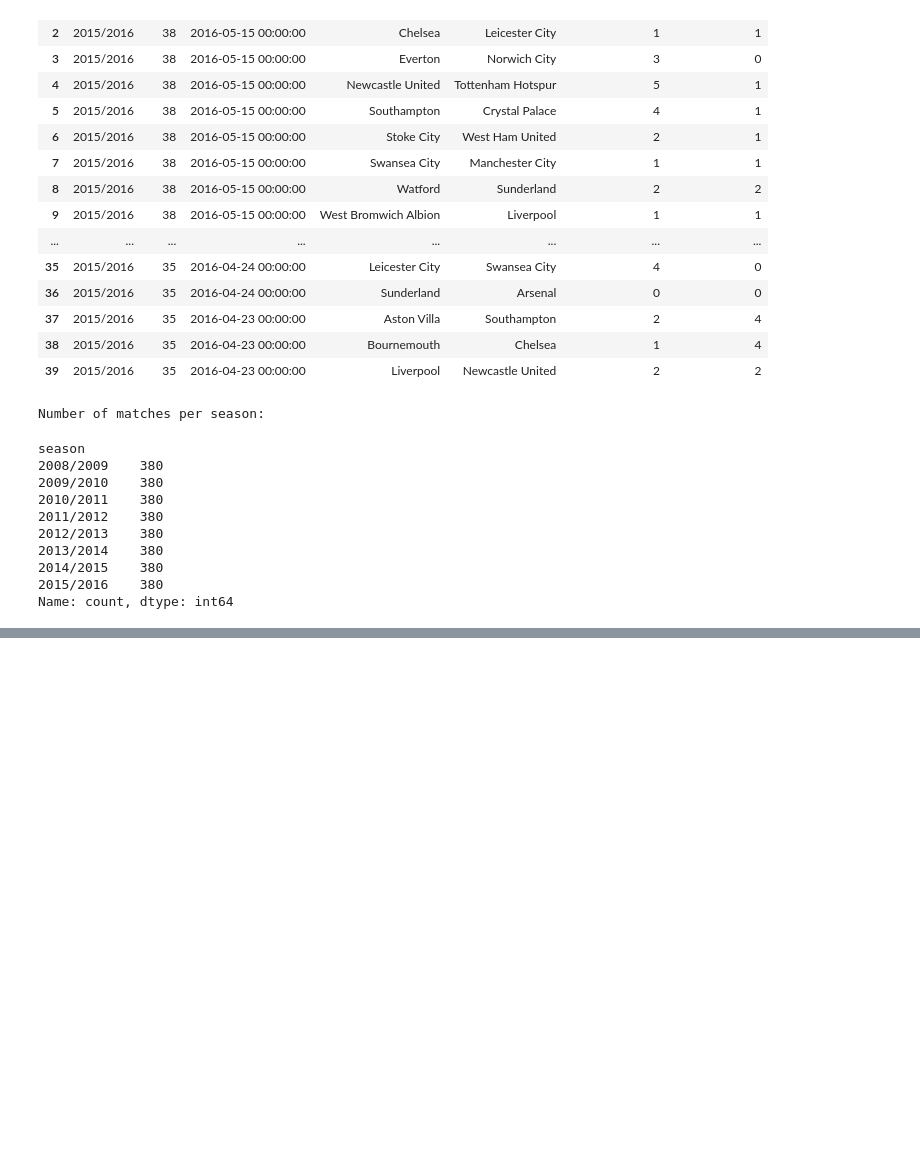
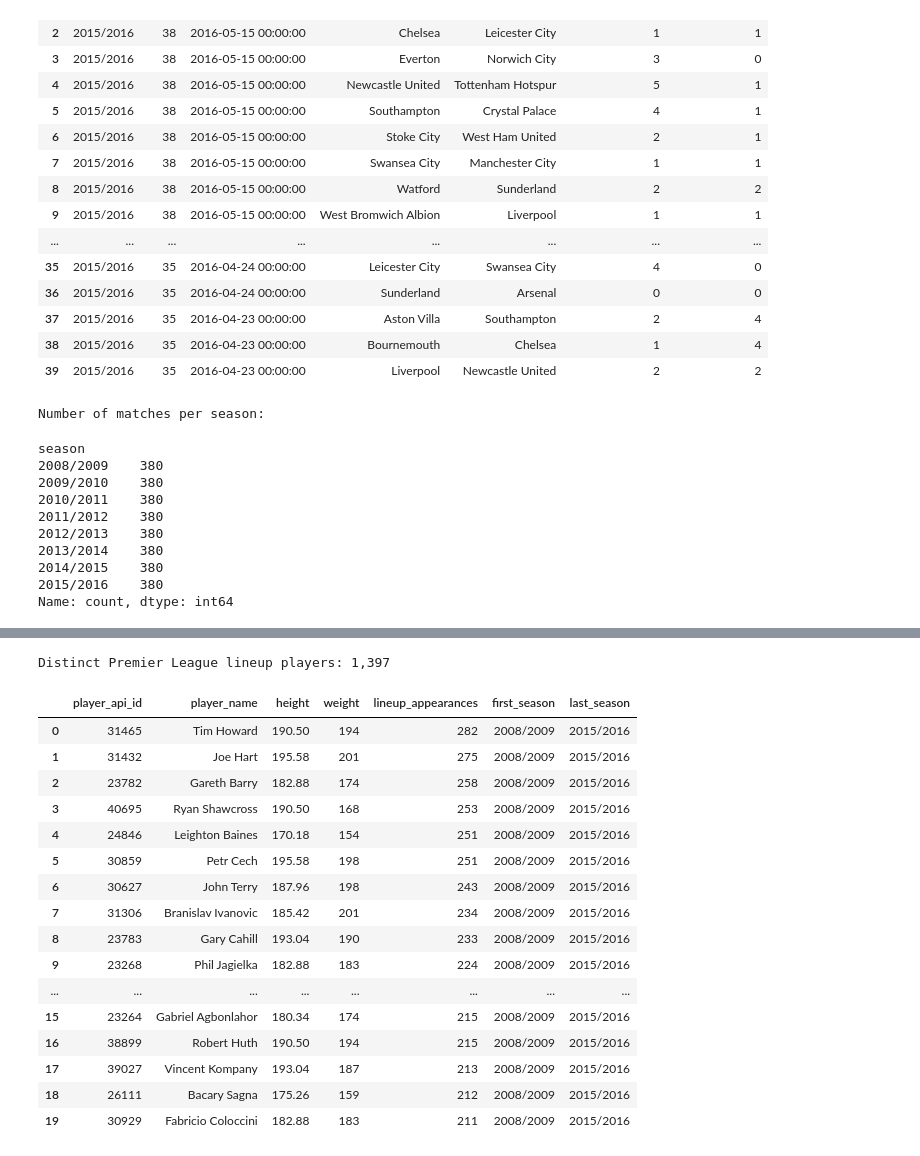
Before and after one commit to Hamdermadsik/Project_MBML, a Jupyter notebook: notebooks/PL_analysis.ipynb, the cells around one changed output, grey strips where cells are left out. Saved outputs shown, nothing was run; the diff lists cells and outputs as text; code cells hidden in the pictures; blank space fills up the shorter version.

```diff
--- a/notebooks/PL_analysis.ipynb
+++ b/notebooks/PL_analysis.ipynb
@@ -154,0 +358,61 @@ Name: count, dtype: int64
+# %%
+# Premier League players appearing in match lineups
+lineup_player_columns = [f"home_player_{i}" for i in range(1, 12)] + [f"away_player_{i}" for i in range(1, 12)]
+
+lineup_union = "\nUNION ALL\n".join(
+    f'''
+    SELECT
+        M.season,
+        M.date,
+        M.match_api_id,
+        M.home_team_api_id,
+        M.away_team_api_id,
+        '{column}' AS lineup_slot,
+        {column} AS player_api_id
+    FROM Match M
+    JOIN League L ON L.id = M.league_id
+    WHERE L.name = 'England Premier League'
+      AND {column} IS NOT NULL
+    '''
+    for column in lineup_player_columns
+)
+
+epl_lineup_players = pd.read_sql(
+    f'''
+    SELECT
+        P.player_api_id,
+        P.player_name,
+        P.height,
+        P.weight,
+        COUNT(*) AS lineup_appearances,
+        MIN(season) AS first_season,
+        MAX(season) AS last_season
+    FROM ({lineup_union}) lineups
+    JOIN Player P ON P.player_api_id = lineups.player_api_id
+    GROUP BY P.player_api_id, P.player_name
+    ORDER BY lineup_appearances DESC
+    ''',
+    conn,
+)
+
+print(f"Distinct Premier League lineup players: {epl_lineup_players['player_api_id'].nunique():,}")
+display(epl_lineup_players.head(20))
+# %% [output]
+Distinct Premier League lineup players: 1,397
+|  | player_api_id | player_name | height | weight | lineup_appearances | first_season | last_season |
+| 0 | 31465 | Tim Howard | 190.50 | 194 | 282 | 2008/2009 | 2015/2016 |
+| 1 | 31432 | Joe Hart | 195.58 | 201 | 275 | 2008/2009 | 2015/2016 |
+| 2 | 23782 | Gareth Barry | 182.88 | 174 | 258 | 2008/2009 | 2015/2016 |
+| 3 | 40695 | Ryan Shawcross | 190.50 | 168 | 253 | 2008/2009 | 2015/2016 |
+| 4 | 24846 | Leighton Baines | 170.18 | 154 | 251 | 2008/2009 | 2015/2016 |
+| 5 | 30859 | Petr Cech | 195.58 | 198 | 251 | 2008/2009 | 2015/2016 |
+| 6 | 30627 | John Terry | 187.96 | 198 | 243 | 2008/2009 | 2015/2016 |
+| 7 | 31306 | Branislav Ivanovic | 185.42 | 201 | 234 | 2008/2009 | 2015/2016 |
+| 8 | 23783 | Gary Cahill | 193.04 | 190 | 233 | 2008/2009 | 2015/2016 |
+| 9 | 23268 | Phil Jagielka | 182.88 | 183 | 224 | 2008/2009 | 2015/2016 |
+| ... | ... | ... | ... | ... | ... | ... | ... |
+| 15 | 23264 | Gabriel Agbonlahor | 180.34 | 174 | 215 | 2008/2009 | 2015/2016 |
+| 16 | 38899 | Robert Huth | 190.50 | 194 | 215 | 2008/2009 | 2015/2016 |
+| 17 | 39027 | Vincent Kompany | 193.04 | 187 | 213 | 2008/2009 | 2015/2016 |
+| 18 | 26111 | Bacary Sagna | 175.26 | 159 | 212 | 2008/2009 | 2015/2016 |
+| 19 | 30929 | Fabricio Coloccini | 182.88 | 183 | 211 | 2008/2009 | 2015/2016 |
```
Also changed, not shown: parts of 16 cells of this notebook, 4 other files.
